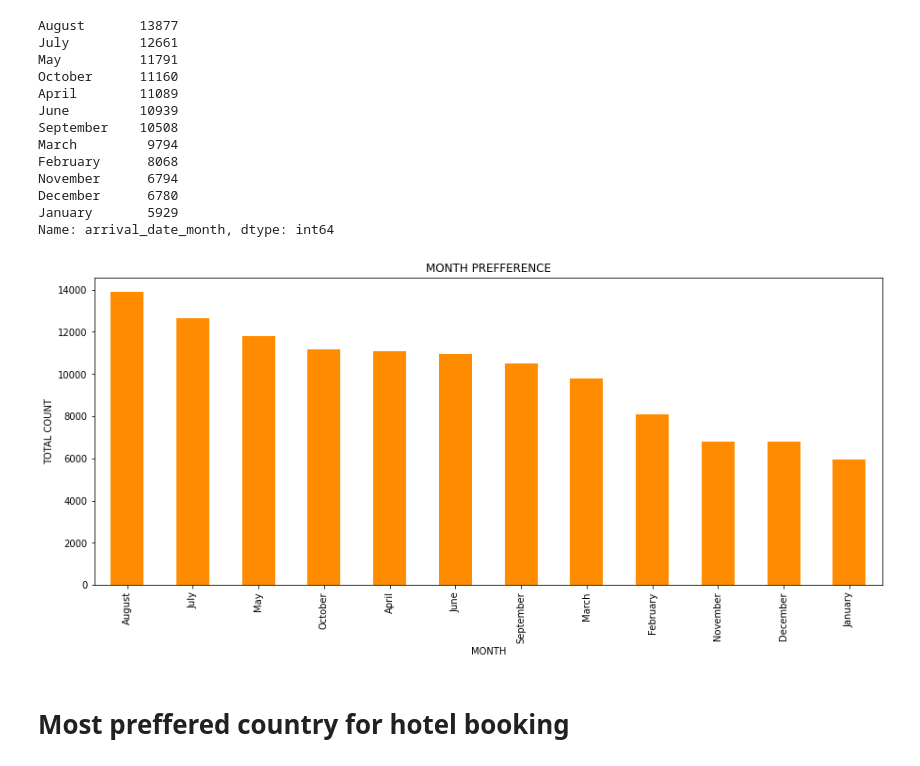
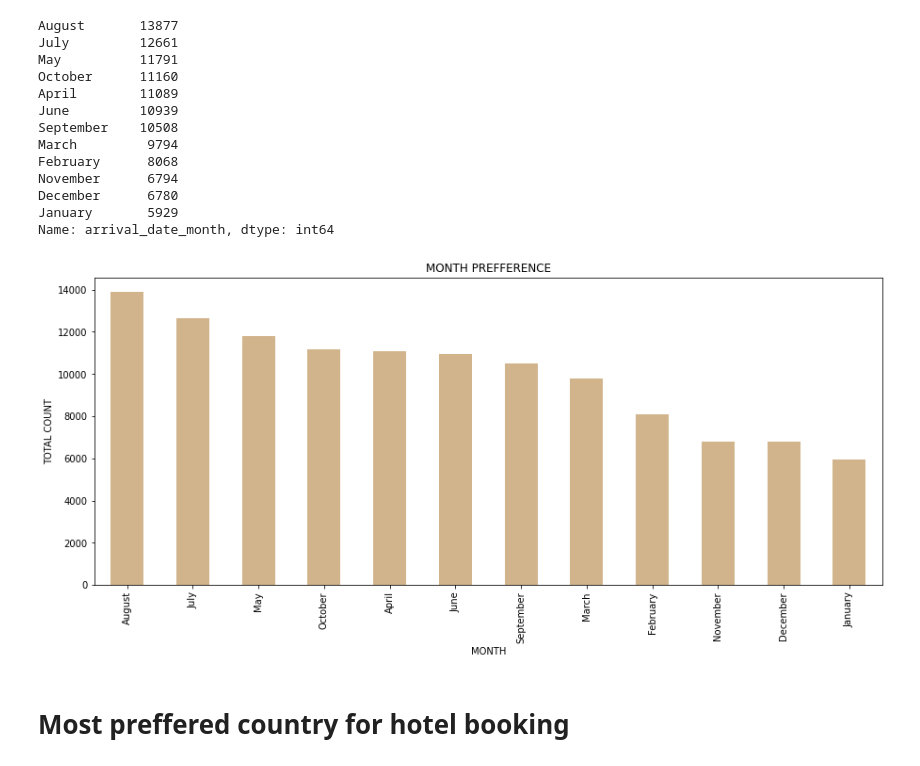
Before and after one commit to Arka1212/Hotel-Booking-Analysis, a Jupyter notebook: Hotel_Booking_Analysis_Capstone_Project.ipynb, the cells around one changed output. Cells and saved outputs as stored; diff of their text form; code cells hidden in the pictures.

```diff
--- a/Hotel_Booking_Analysis_Capstone_Project.ipynb
+++ b/Hotel_Booking_Analysis_Capstone_Project.ipynb
@@ -310,15 +310,15 @@ January       5929
 Name: arrival_date_month, dtype: int64
 # %%
 # Visualisation of data for most preffered month.
-most_preffered_month.plot(kind = 'bar',color ='darkorange',fontsize = 10,figsize=(15,6))
+most_preffered_month.plot(kind = 'bar',color ='tan',fontsize = 10,figsize=(15,6))
 plt.title('MONTH PREFFERENCE')
 plt.xlabel('MONTH')
 plt.ylabel('TOTAL COUNT')
 plt.show()
 
 # Its clear from this bar chart that most preffered month for booking hotel is 'August' whereas 'January' is the least preffered.
 # %% [output]
-[figure, old version]
+[figure, new version]
 # %% [markdown]
 # **Most preffered country for hotel booking**
 # %%
```
Also changed, not shown: parts of 8 cells of this notebook.
